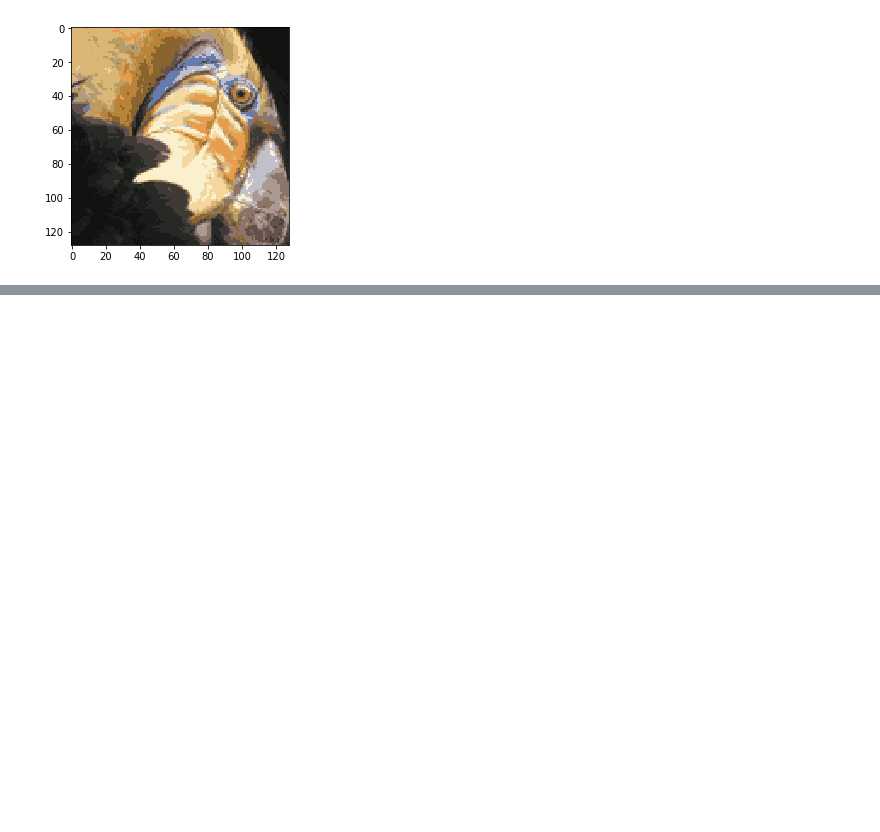
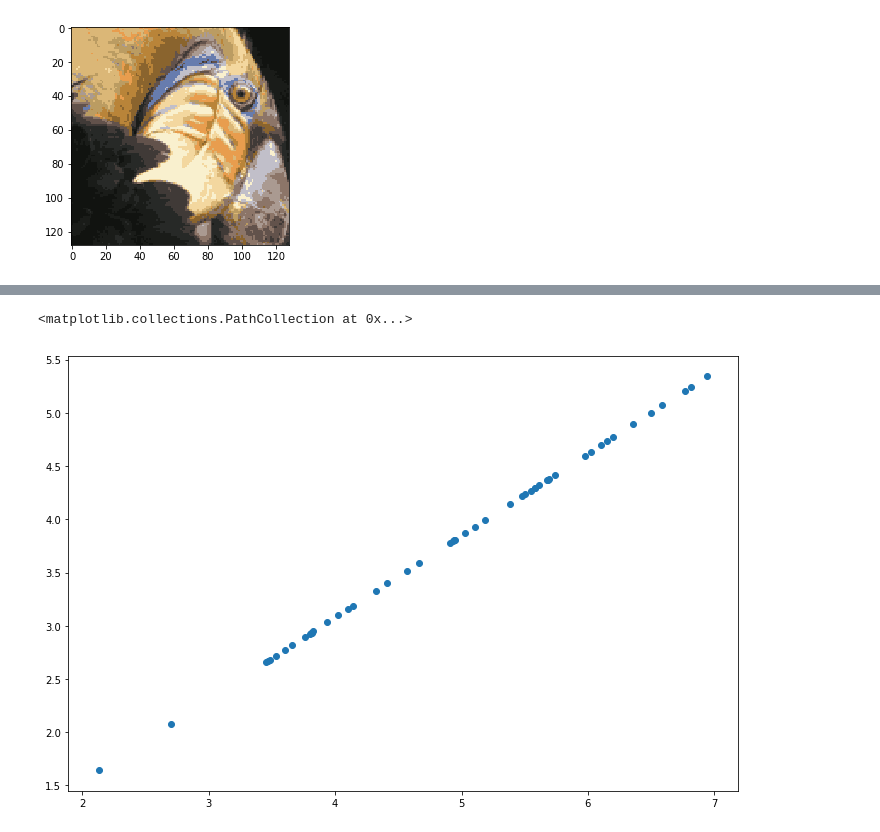
Before and after one commit to RajatGarg97/AndrewNg-mlCourse-Ex, a Jupyter notebook: machine-learning-ex7/ex7/Kmeans-and-PCA.ipynb, the cells around one changed output, grey strips where cells are left out. Drawn from its saved outputs; the diff is of its cells as text; code cells hidden in the pictures; blank space fills up the shorter version.

```diff
--- a/machine-learning-ex7/ex7/Kmeans-and-PCA.ipynb
+++ b/machine-learning-ex7/ex7/Kmeans-and-PCA.ipynb
@@ -157,0 +214,7 @@ plt.imshow(X_recovered)
+# %%
+def project_data(X, U, k):
+    U_reduced = U[:, :k]
+    return np.dot(X, U_reduced)
+# %%
+Z = project_data(X, U, 1)
+Z
@@ -157,0 +239,8 @@ plt.imshow(X_recovered)
+# %%
+def recover_data(Z, U, k):
+    U_reduced = U[:, :k]
+    return np.dot(Z, U_reduced.T)
+# %%
+X_recovered = recover_data(Z, U, 1)
+print(X_recovered.shape)
+X_recovered
@@ -157,0 +266,8 @@ plt.imshow(X_recovered)
+# %%
+fig, ax = plt.subplots(figsize=(12,8))
+X0_recovered = np.asarray(X_recovered[:, 0])
+X1_recovered = np.asarray(X_recovered[:, 1])
+ax.scatter(X0_recovered, X1_recovered)
+# %% [output]
+<matplotlib.collections.PathCollection at 0x...>
+[figure, added]
```
Also changed, not shown: parts of 8 cells of this notebook.
